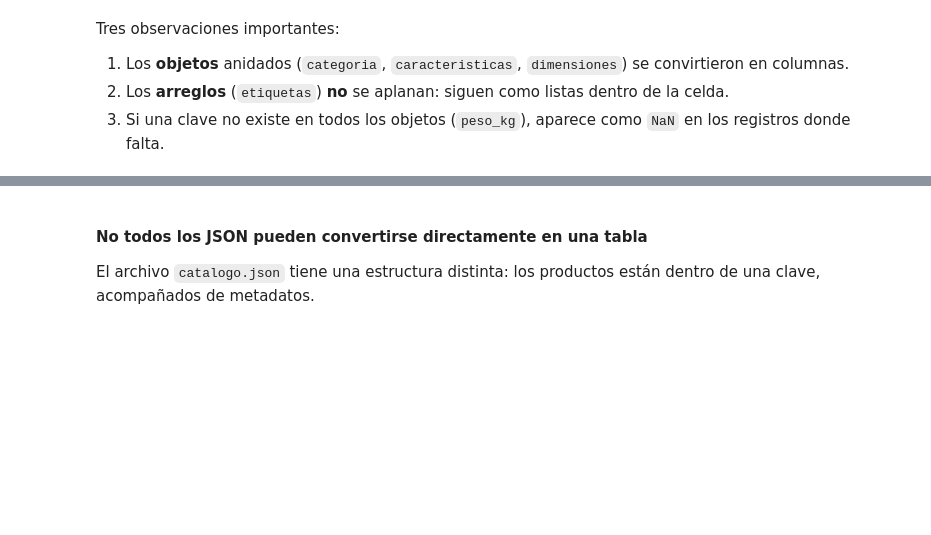
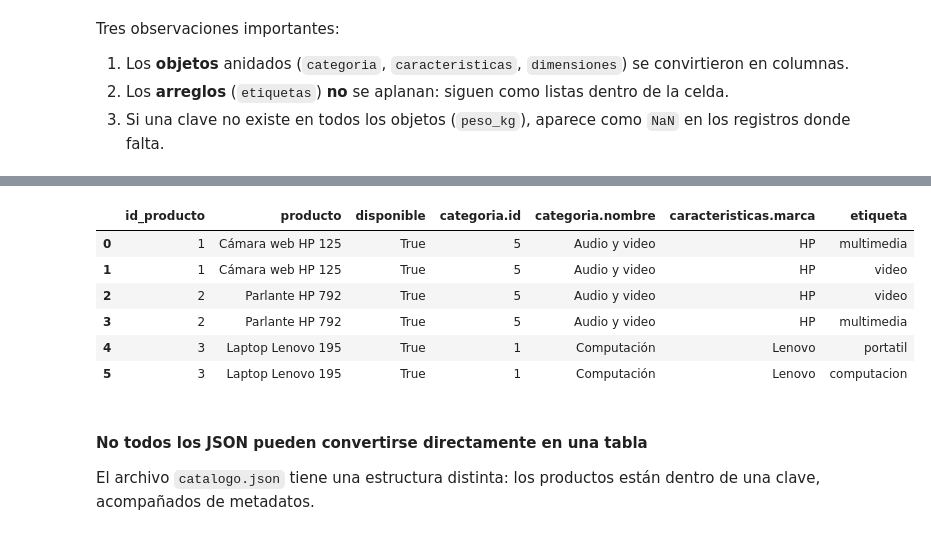
Before and after one commit to JoacoBRM/ciencia-de-datos, a Jupyter notebook: NOTEBOOKS/RDA2_Extraccion_de_datos_con_Python.ipynb, the cells around one changed output, grey strips where cells are left out. Drawn from its saved outputs; the diff is of its cells as text; code cells hidden in the pictures; blank space fills up the shorter version.

Commit message:
feat: create Jupyter notebook for data extraction with Python and sample datasets

```diff
--- a/NOTEBOOKS/RDA2_Extraccion_de_datos_con_Python.ipynb
+++ b/NOTEBOOKS/RDA2_Extraccion_de_datos_con_Python.ipynb
@@ -635,0 +833,12 @@ df_normalizado["caracteristicas.peso_kg"].isnull().sum()
+# %%
+# Opción A: Convertir cada posición de la lista en una columna (etiqueta_1, etiqueta_2)
+datos_columnas = []
+for item in data:
+    registro = item.copy()
+    etiquetas = registro.pop("etiquetas", [])  # extraemos la lista original
+    for i, etq in enumerate(etiquetas, start=1):
+        registro[f"etiqueta_{i}"] = etq
+    datos_columnas.append(registro)
+
+df_etiquetas_col = pd.json_normalize(datos_columnas)
+df_etiquetas_col.head()
@@ -636,3 +852,28 @@ df_normalizado["caracteristicas.peso_kg"].isnull().sum()
+# %%
+# Opción B: Desglosar una fila por cada etiqueta usando ciclos en Python
+filas_etiquetas = []
+for item in data:
+    for etq in item["etiquetas"]:
+        filas_etiquetas.append({
+            "id_producto": item["id_producto"],
+            "producto": item["producto"],
+            "disponible": item["disponible"],
+            "categoria.id": item["categoria"]["id"],
+            "categoria.nombre": item["categoria"]["nombre"],
+            "caracteristicas.marca": item["caracteristicas"]["marca"],
+            "etiqueta": etq
+        })
+
+df_etiquetas_filas = pd.DataFrame(filas_etiquetas)
+df_etiquetas_filas.head(6)
+# %% [output]
+|  | id_producto | producto | disponible | categoria.id | categoria.nombre | caracteristicas.marca | etiqueta |
+| 0 | 1 | Cámara web HP 125 | True | 5 | Audio y video | HP | multimedia |
+| 1 | 1 | Cámara web HP 125 | True | 5 | Audio y video | HP | video |
+| 2 | 2 | Parlante HP 792 | True | 5 | Audio y video | HP | video |
+| 3 | 2 | Parlante HP 792 | True | 5 | Audio y video | HP | multimedia |
+| 4 | 3 | Laptop Lenovo 195 | True | 1 | Computación | Lenovo | portatil |
+| 5 | 3 | Laptop Lenovo 195 | True | 1 | Computación | Lenovo | computacion |
 # %% [markdown]
 #### No todos los JSON pueden convertirse directamente en una tabla
 
```
Also changed, not shown: parts of 72 cells of this notebook, 5 other files.
